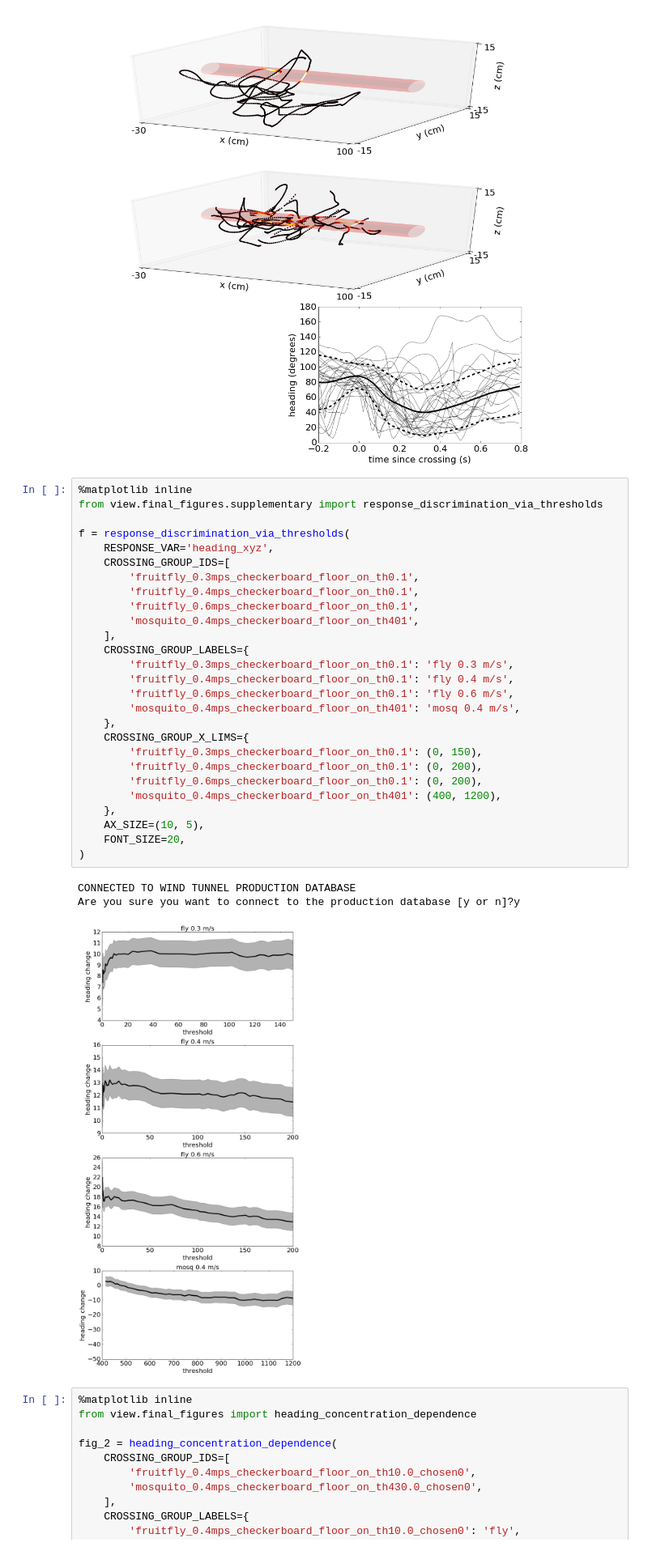
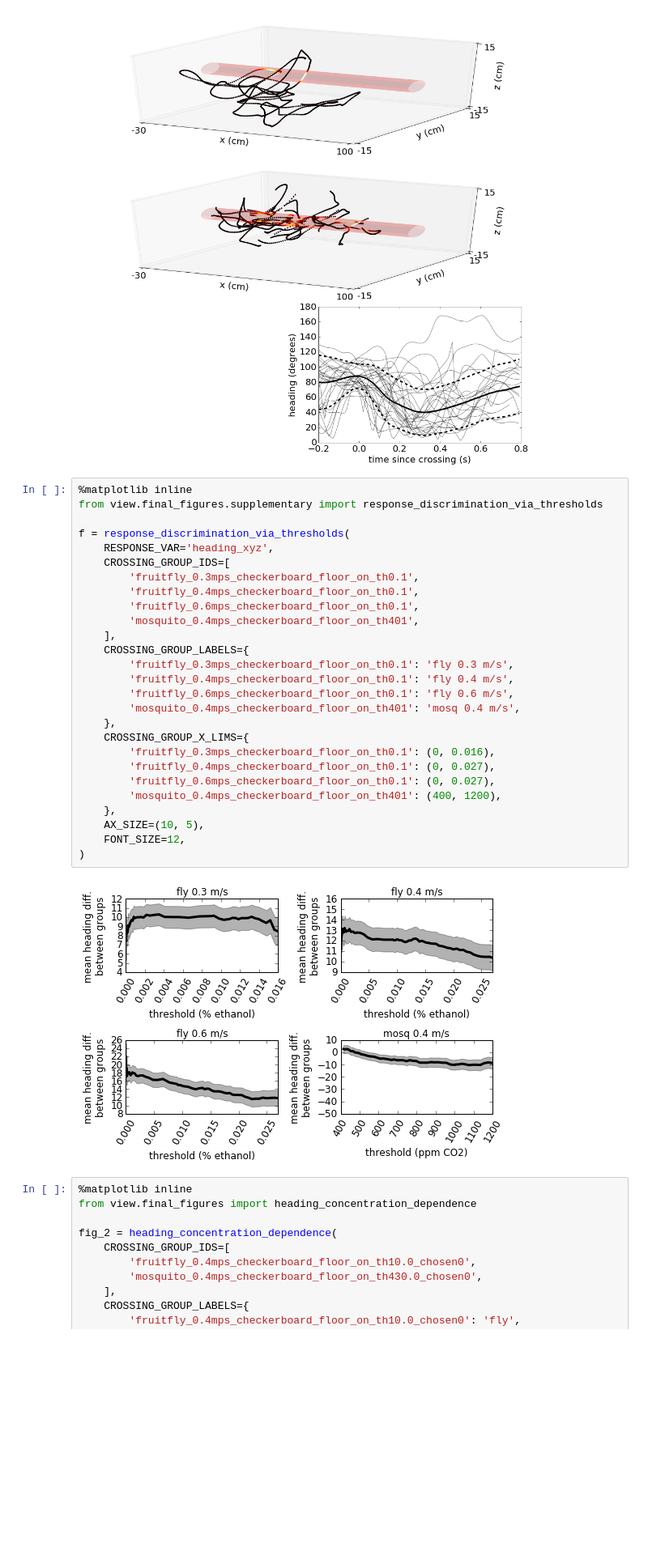
Before and after one commit to rkp8000/wind_tunnel, a Jupyter notebook: _paper_draft.ipynb, the cells around one changed output. Shown at 81% size. Cells and saved outputs as stored; diff of their text form; blank space fills up the shorter version.

```diff
--- a/_paper_draft.ipynb
+++ b/_paper_draft.ipynb
@@ -32,34 +32,32 @@ Are you sure you want to connect to the production database [y or n]?y
 # %%
 %matplotlib inline
 from view.final_figures.supplementary import response_discrimination_via_thresholds
 
 f = response_discrimination_via_thresholds(
     RESPONSE_VAR='heading_xyz',
     CROSSING_GROUP_IDS=[
         'fruitfly_0.3mps_checkerboard_floor_on_th0.1',
         'fruitfly_0.4mps_checkerboard_floor_on_th0.1',
         'fruitfly_0.6mps_checkerboard_floor_on_th0.1',
         'mosquito_0.4mps_checkerboard_floor_on_th401',
     ],
     CROSSING_GROUP_LABELS={
         'fruitfly_0.3mps_checkerboard_floor_on_th0.1': 'fly 0.3 m/s',
         'fruitfly_0.4mps_checkerboard_floor_on_th0.1': 'fly 0.4 m/s',
         'fruitfly_0.6mps_checkerboard_floor_on_th0.1': 'fly 0.6 m/s',
         'mosquito_0.4mps_checkerboard_floor_on_th401': 'mosq 0.4 m/s',
     },
     CROSSING_GROUP_X_LIMS={
-        'fruitfly_0.3mps_checkerboard_floor_on_th0.1': (0, 150),
-        'fruitfly_0.4mps_checkerboard_floor_on_th0.1': (0, 200),
-        'fruitfly_0.6mps_checkerboard_floor_on_th0.1': (0, 200),
+        'fruitfly_0.3mps_checkerboard_floor_on_th0.1': (0, 0.016),
+        'fruitfly_0.4mps_checkerboard_floor_on_th0.1': (0, 0.027),
+        'fruitfly_0.6mps_checkerboard_floor_on_th0.1': (0, 0.027),
         'mosquito_0.4mps_checkerboard_floor_on_th401': (400, 1200),
     },
     AX_SIZE=(10, 5),
-    FONT_SIZE=20,
+    FONT_SIZE=12,
 )
 # %% [output]
-CONNECTED TO WIND TUNNEL PRODUCTION DATABASE
-Are you sure you want to connect to the production database [y or n]?y
-[figure, old version]
+[figure, new version]
 # %%
 %matplotlib inline
 from view.final_figures import heading_concentration_dependence
```
Also changed, not shown: 14 other files.
